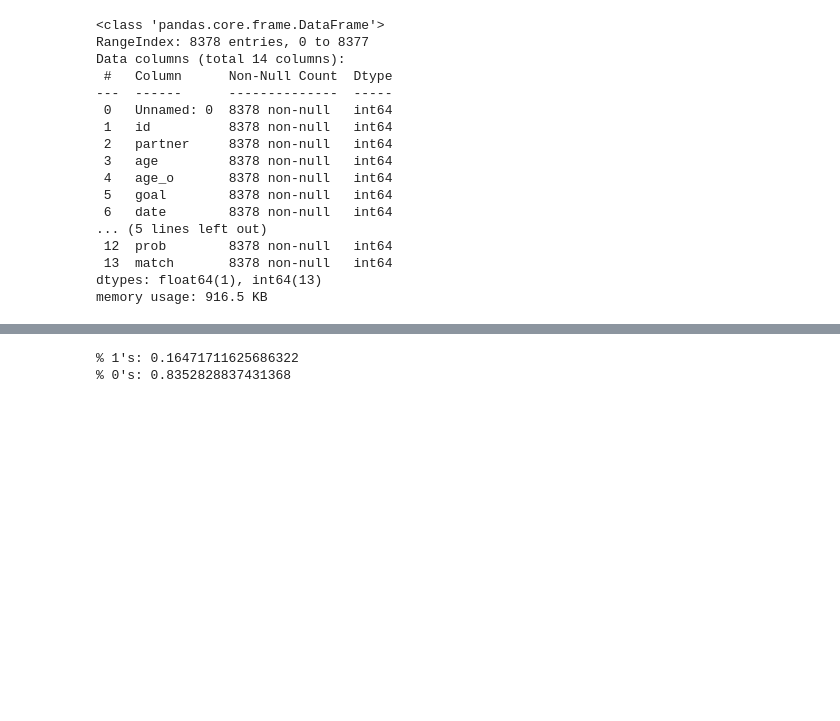
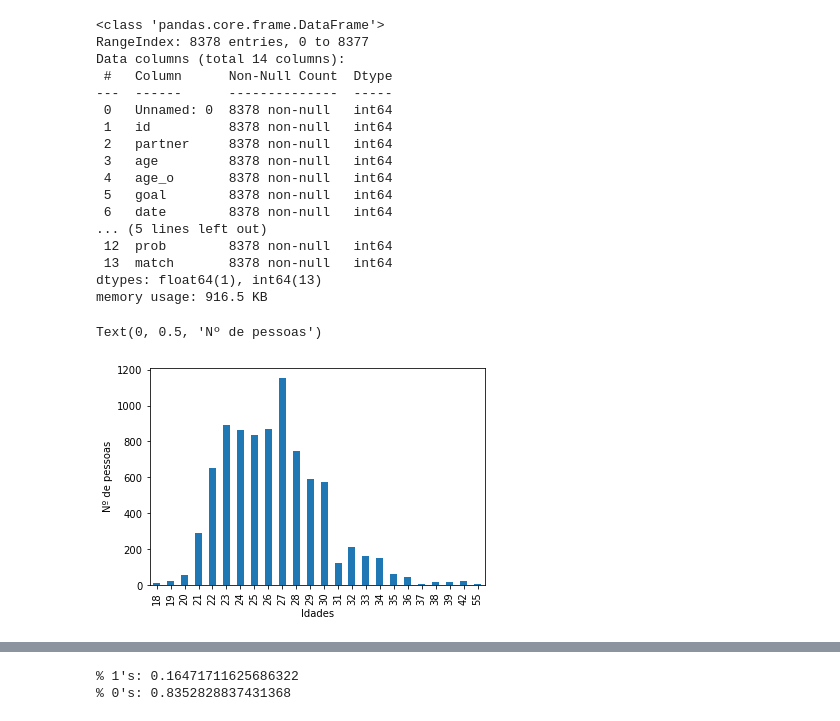
Before and after one commit to KatFT/Machine_Learning-Speed-Dating, a Jupyter notebook: principal.ipynb, the cells around one changed output, grey strips where cells are left out. Cells and saved outputs as stored; diff of their text form; code cells hidden in the pictures; blank space fills up the shorter version.

```diff
--- a/principal.ipynb
+++ b/principal.ipynb
@@ -118,3 +118,10 @@ Data columns (total 14 columns):
  13  match       8378 non-null   int64
 dtypes: float64(1), int64(13)
 memory usage: 916.5 KB
+# %%
+pima['age'].value_counts().sort_index().plot(kind='bar')
+plt.xlabel("Idades")
+plt.ylabel("Nº de pessoas")
+# %% [output]
+Text(0, 0.5, 'Nº de pessoas')
+[figure, added]
```
Also changed, not shown: parts of 11 cells of this notebook, 1 other file.
